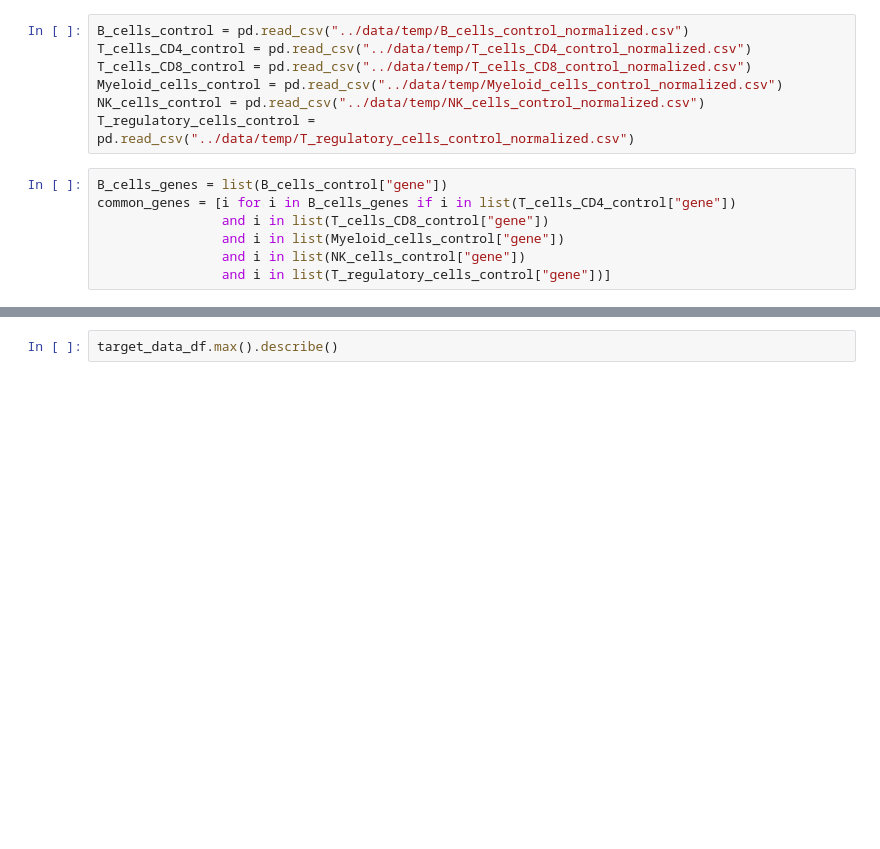
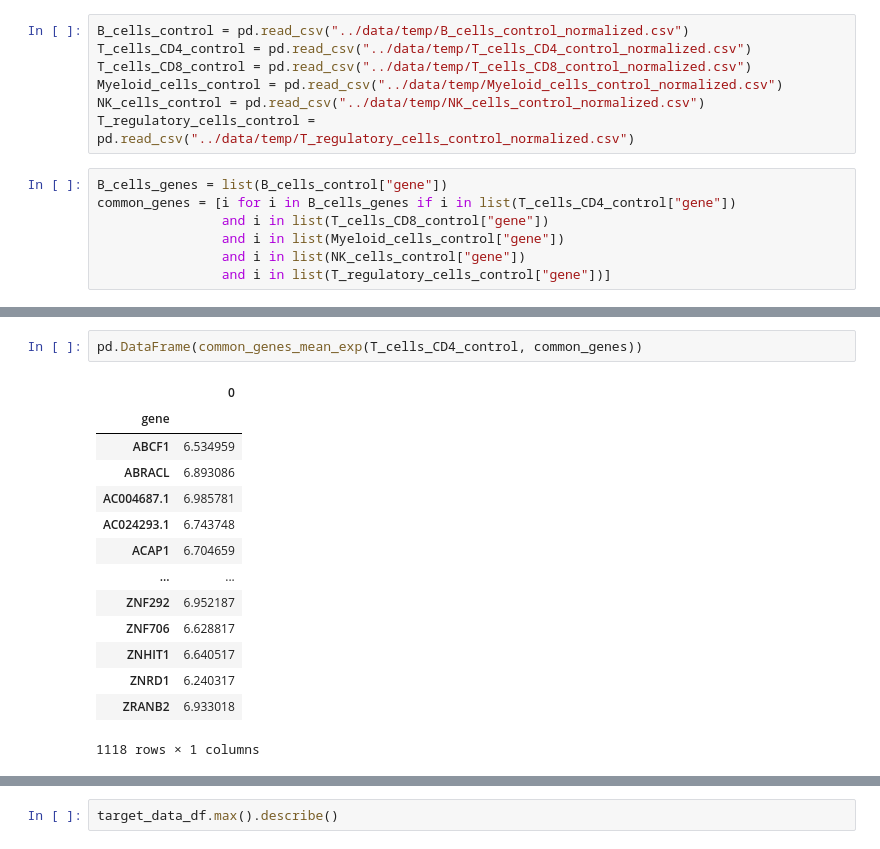
Before and after one commit to arazthexd/Kaggle_SCP, a Jupyter notebook: notebooks/1_preparation.ipynb, the cells around one changed output, grey strips where cells are left out. Cells and saved outputs as stored; diff of their text form; blank space fills up the shorter version.

```diff
--- a/notebooks/1_preparation.ipynb
+++ b/notebooks/1_preparation.ipynb
@@ -178,0 +206,17 @@ len(common_genes)
+# %%
+pd.DataFrame(common_genes_mean_exp(T_cells_CD4_control, common_genes))
+# %% [output]
+|  | 0 |
+| gene |  |
+| ABCF1 | 6.534959 |
+| ABRACL | 6.893086 |
+| AC004687.1 | 6.985781 |
+| AC024293.1 | 6.743748 |
+| ACAP1 | 6.704659 |
+| ... | ... |
+| ZNF292 | 6.952187 |
+| ZNF706 | 6.628817 |
+| ZNHIT1 | 6.640517 |
+| ZNRD1 | 6.240317 |
+| ZRANB2 | 6.933018 |
+1118 rows × 1 columns
```
Also changed, not shown: parts of 4 cells of this notebook, 1 other file.
